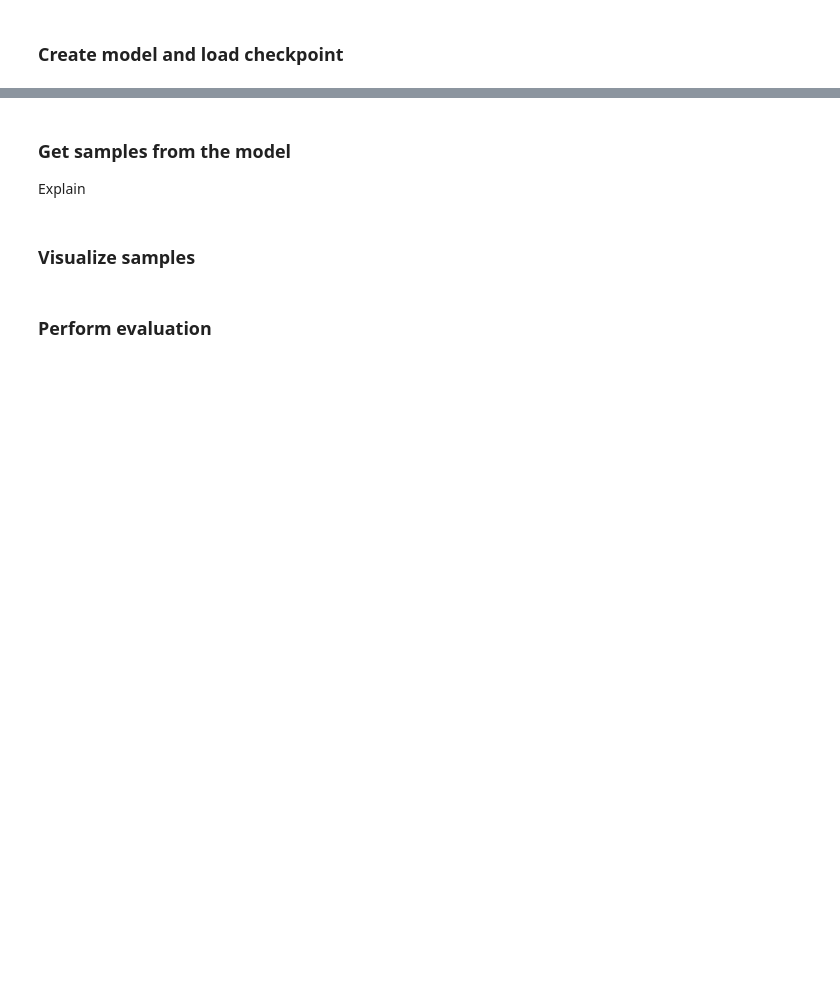
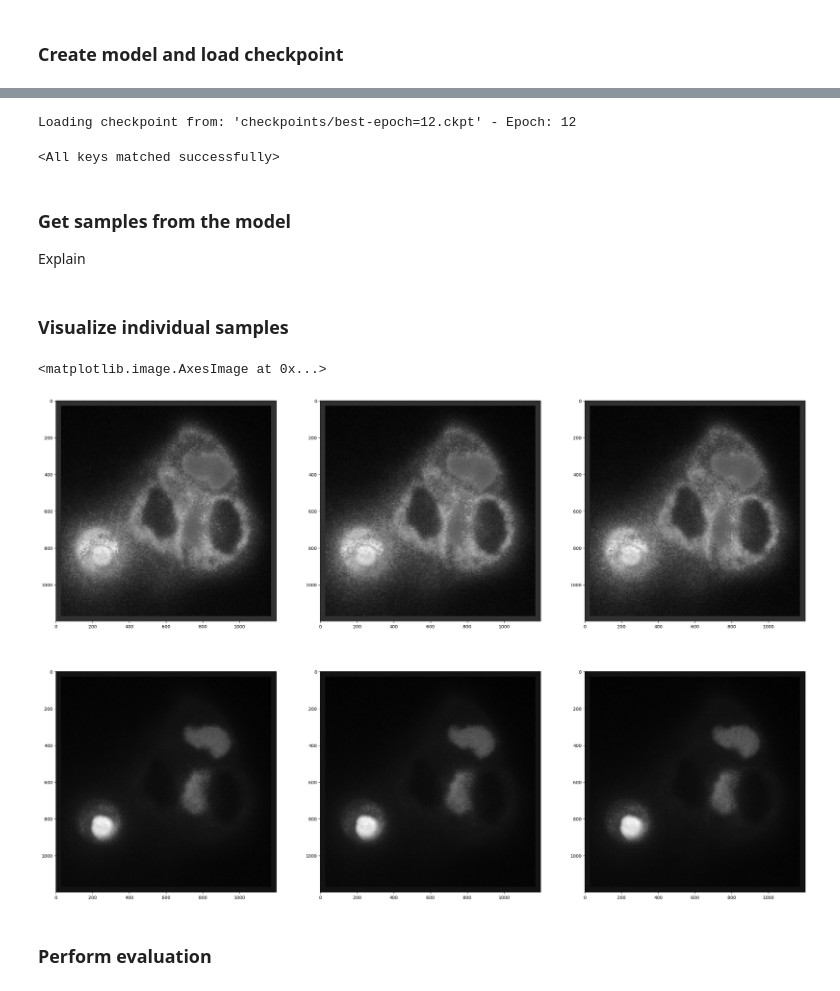
Before and after one commit to CAREamics/microSplit-reproducibility, a Jupyter notebook: examples/2D/HT_LIF24/02_evaluation.ipynb, the cells around one changed output, grey strips where cells are left out. Saved outputs shown, nothing was run; the diff lists cells and outputs as text; code cells hidden in the pictures; blank space fills up the shorter version.

Commit message:
added ht_lif24 dataset

```diff
--- a/examples/2D/HT_LIF24/02_evaluation.ipynb
+++ b/examples/2D/HT_LIF24/02_evaluation.ipynb
@@ -55,6 +69,6 @@ DATA = pooch.create(
 # %%
 train_dset, val_dset, test_dset, data_stats = create_train_val_datasets(
-    datapath=tmp_local_path,
+    datapath=DATA.path,
     train_config=train_data_config,
     val_config=val_data_config,
     test_config=val_data_config,
@@ -67,5 +101,5 @@ train_dset, val_dset, test_dset, data_stats = create_train_val_datasets(
 # %%
-experiment_params["data_stats"] = data_stats # TODO rethink
+experiment_params["data_stats"] = data_stats  # TODO rethink
 
 loss_config = get_loss_config(**experiment_params)
 model_config = get_model_config(**experiment_params)
@@ -77,7 +111,7 @@ lr_scheduler_config = get_lr_scheduler_config(**experiment_params)
 optimizer_config = get_optimizer_config(**experiment_params)
 
 # TODO rename to create
-experiment_config = get_algorithm_config(
+experiment_config = create_algorithm_config(
     algorithm=experiment_params["algorithm"],
     loss_config=loss_config,
     model_config=model_config,
@@ -94,8 +140,9 @@ model = VAEModule(algorithm_config=experiment_config)
 # %%
-ckpt = load_checkpoint("checkpoints", best=False)
-model.load_state_dict(ckpt['state_dict'], strict=True)
-model.eval()
-model.cuda()
+ckpt = load_checkpoint("checkpoints", best=True)
+model.load_state_dict(ckpt["state_dict"], strict=True)
+# %% [output]
+Loading checkpoint from: 'checkpoints/best-epoch=12.ckpt' - Epoch: 12
+<All keys matched successfully>
 # %% [markdown]
 ### Get samples from the model
 
@@ -105,2 +150,19 @@ dataset_sample, predicted_sample = get_samples(model=model, dset=test_dset, samp
+# %%
+# Index of a file inside the dataset (only for MultiFileDataset)
+file_idx = 1
+# number of samples to plot
+num_samples = 3
+stitched_samples = []
+
+for i in range(num_samples):
+    stitched_samples.append(
+        get_single_file_predictions(
+            model=model,
+            dset=test_dset.dsets[file_idx],
+            tile_size=model.model.image_size,
+            batch_size=8,
+            num_workers=experiment_params["num_workers"],
+        )
+    )
 # %% [markdown]
-### Visualize samples
+### Visualize individual samples
@@ -113,2 +169,13 @@ ax[1].set_title("Reconstructed")
+# %%
+_, ax = plt.subplots(2, 3, figsize=(30, 20)) # TODO move to a function ?
+ax[0, 0].imshow(stitched_samples[0].squeeze()[..., 0], cmap="gray")
+ax[0, 1].imshow(stitched_samples[1].squeeze()[..., 0], cmap="gray")
+ax[0, 2].imshow(stitched_samples[2].squeeze()[..., 0], cmap="gray")
+ax[1, 0].imshow(stitched_samples[0].squeeze()[..., 1], cmap="gray")
+ax[1, 1].imshow(stitched_samples[1].squeeze()[..., 1], cmap="gray")
+ax[1, 2].imshow(stitched_samples[2].squeeze()[..., 1], cmap="gray")
+# %% [output]
+<matplotlib.image.AxesImage at 0x...>
+[figure, added]
 # %% [markdown]
 ### Perform evaluation
```
Also changed, not shown: parts of 24 cells of this notebook, 9 other files.
